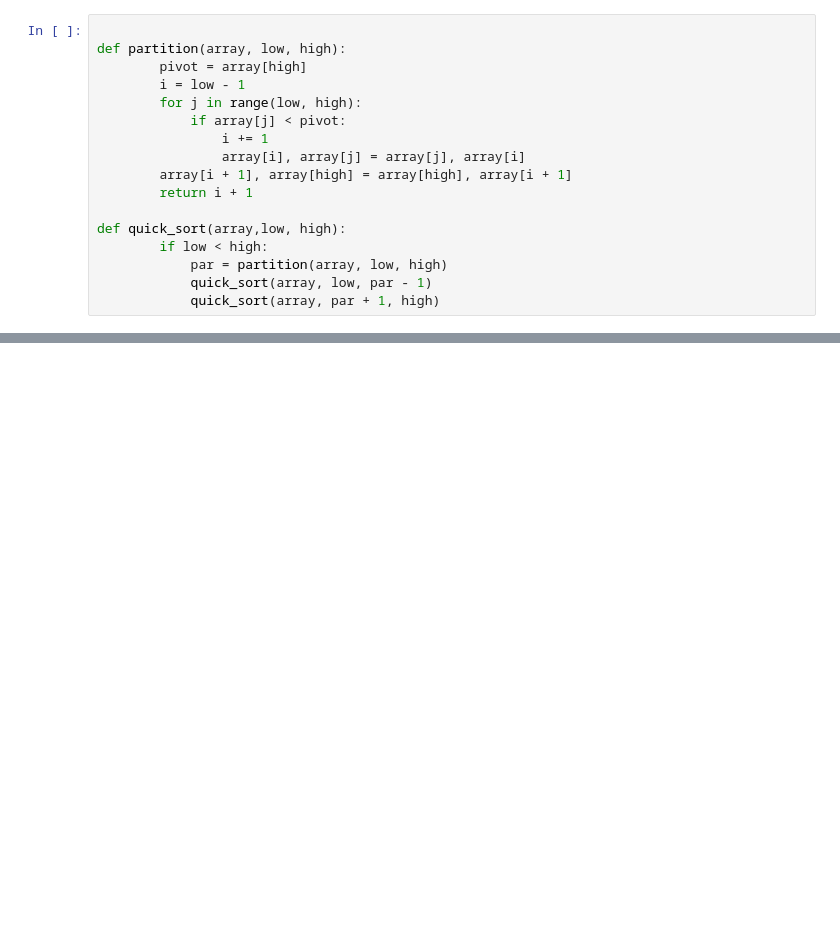
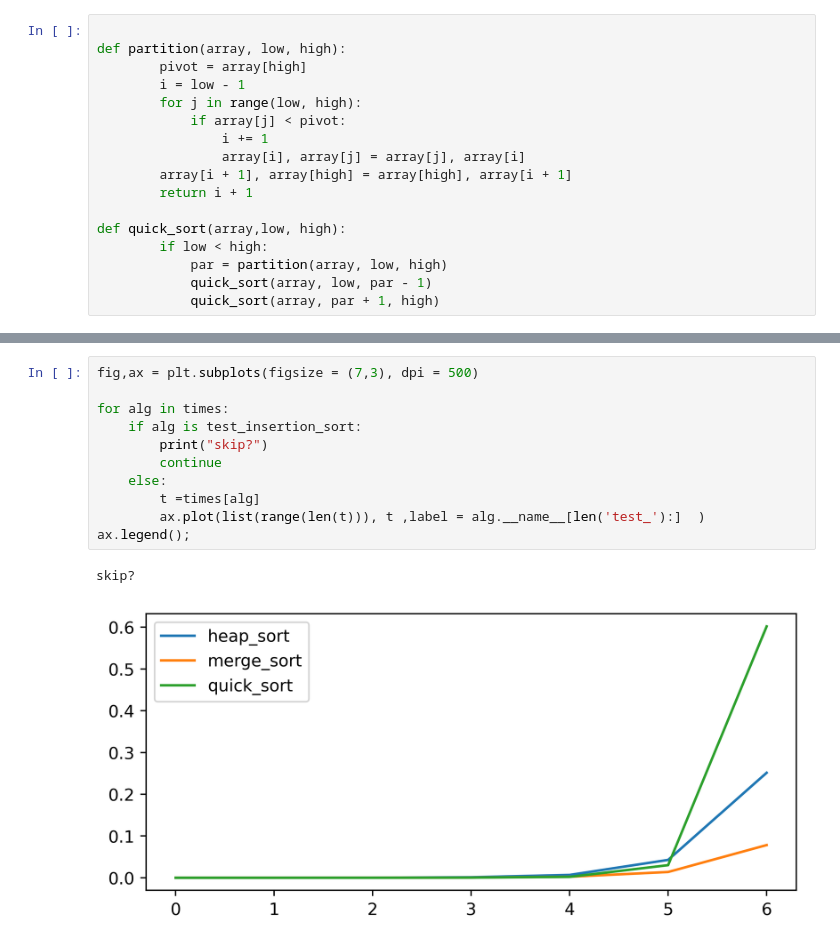
Before and after one commit to lukerlars/sortingalgorithms, a Jupyter notebook: SortingAlgorithmsNB.ipynb, the cells around one changed output, grey strips where cells are left out. Cells and saved outputs as stored; diff of their text form; blank space fills up the shorter version.

```diff
--- a/SortingAlgorithmsNB.ipynb
+++ b/SortingAlgorithmsNB.ipynb
@@ -138,0 +190,14 @@ Insertion sort took 9.298324584960938e-05 for an array of size 100
+# %%
+fig,ax = plt.subplots(figsize = (7,3), dpi = 500)
+
+for alg in times:
+    if alg is test_insertion_sort:
+        print("skip?")
+        continue
+    else:
+        t =times[alg]
+        ax.plot(list(range(len(t))), t ,label = alg.__name__[len('test_'):]  )
+ax.legend();
+# %% [output]
+skip?
+[figure, added]
```
Also changed, not shown: parts of 10 cells of this notebook, 2 other files.
